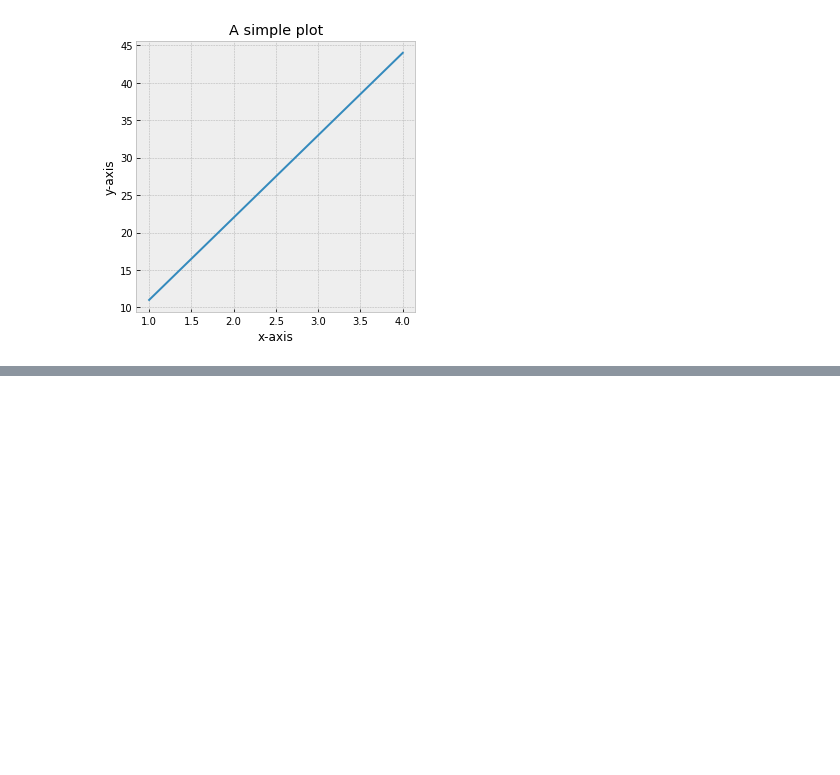
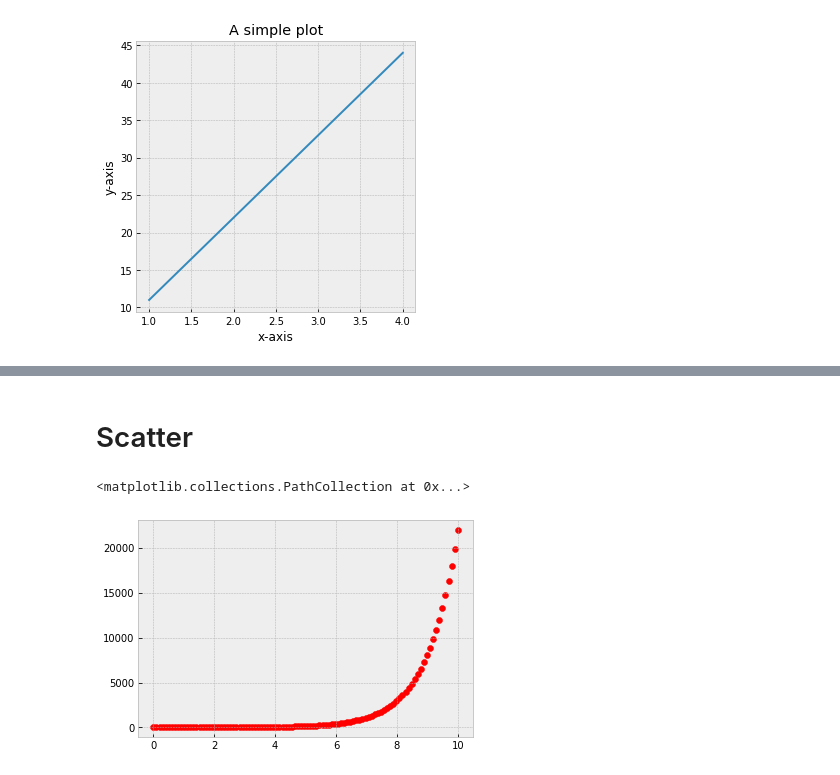
Before and after one commit to hung1012/ML-Basics, a Jupyter notebook: Matplotlib_Basics.ipynb, the cells around one changed output, grey strips where cells are left out. Drawn from its saved outputs; the diff is of its cells as text; code cells hidden in the pictures; blank space fills up the shorter version.

```diff
--- a/Matplotlib_Basics.ipynb
+++ b/Matplotlib_Basics.ipynb
@@ -58,0 +82,8 @@ ax.set(title = "A simple plot",
+# %% [markdown]
+# Scatter
+# %%
+# Pyplot API
+plt.scatter(x, np.exp(x), color = "red")
+# %% [output]
+<matplotlib.collections.PathCollection at 0x...>
+[figure, added]
```
Also changed, not shown: parts of 8 cells of this notebook.
